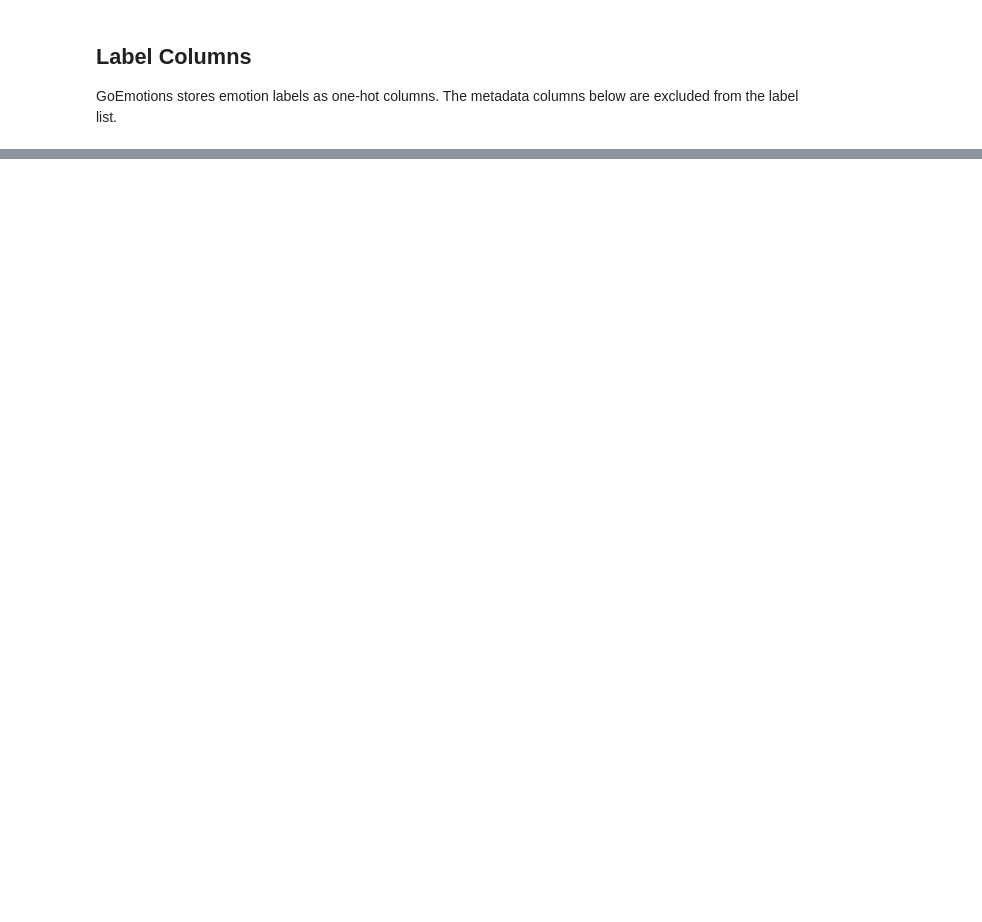
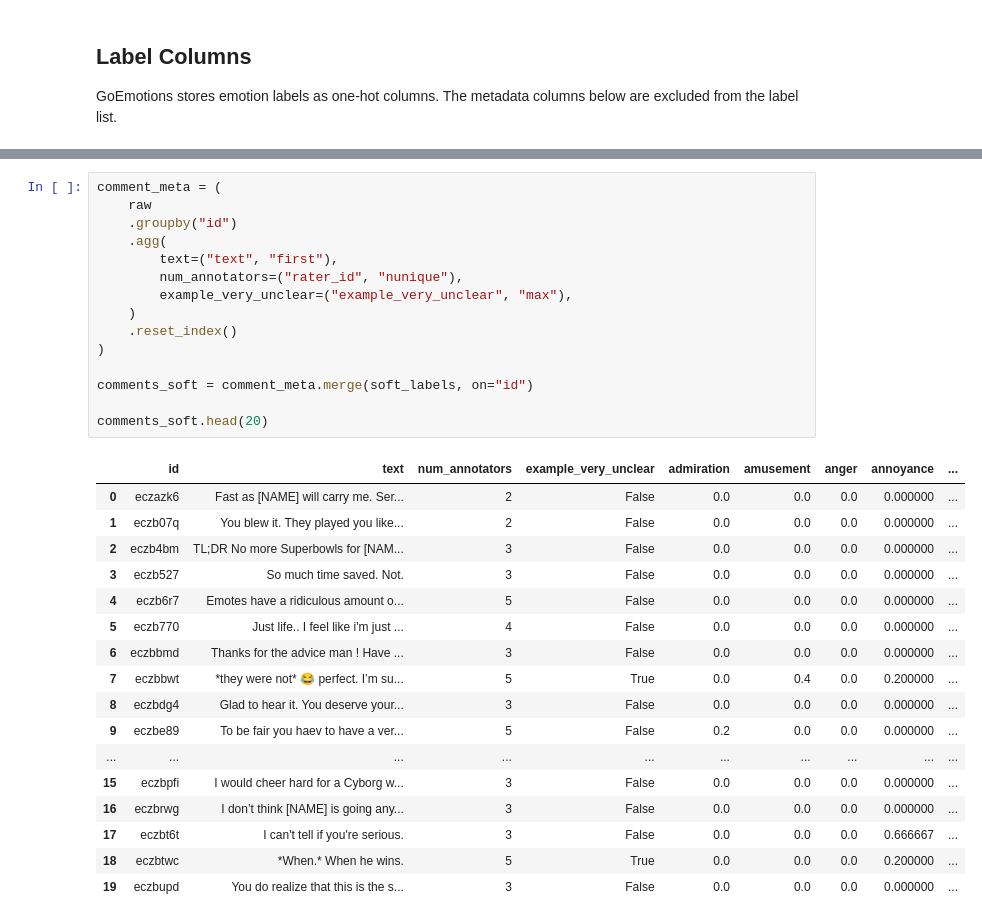
Before and after one commit to amymapsmith/go-emotions-explore, a Jupyter notebook: notebooks/go_emotions_explore.ipynb, the cells around one changed output, grey strips where cells are left out. Drawn from its saved outputs; the diff is of its cells as text; blank space fills up the shorter version.

```diff
--- a/notebooks/go_emotions_explore.ipynb
+++ b/notebooks/go_emotions_explore.ipynb
@@ -149,0 +478,33 @@ raw.merge(agreement, on="id").sort_values("percentage_agreement").head(20)[
+# %%
+comment_meta = (
+    raw
+    .groupby("id")
+    .agg(
+        text=("text", "first"),
+        num_annotators=("rater_id", "nunique"),
+        example_very_unclear=("example_very_unclear", "max"),
+    )
+    .reset_index()
+)
+
+comments_soft = comment_meta.merge(soft_labels, on="id")
+
+comments_soft.head(20)
+# %% [output]
+|  | id | text | num_annotators | example_very_unclear | admiration | amusement | anger | annoyance | ... |
+| 0 | eczazk6 | Fast as [NAME] will carry me. Ser... | 2 | False | 0.0 | 0.0 | 0.0 | 0.000000 | ... |
+| 1 | eczb07q | You blew it. They played you like... | 2 | False | 0.0 | 0.0 | 0.0 | 0.000000 | ... |
+| 2 | eczb4bm | TL;DR No more Superbowls for [NAM... | 3 | False | 0.0 | 0.0 | 0.0 | 0.000000 | ... |
+| 3 | eczb527 | So much time saved. Not. | 3 | False | 0.0 | 0.0 | 0.0 | 0.000000 | ... |
+| 4 | eczb6r7 | Emotes have a ridiculous amount o... | 5 | False | 0.0 | 0.0 | 0.0 | 0.000000 | ... |
+| 5 | eczb770 | Just life.. I feel like i'm just ... | 4 | False | 0.0 | 0.0 | 0.0 | 0.000000 | ... |
+| 6 | eczbbmd | Thanks for the advice man ! Have ... | 3 | False | 0.0 | 0.0 | 0.0 | 0.000000 | ... |
+| 7 | eczbbwt | *they were not* 😂 perfect. I’m su... | 5 | True | 0.0 | 0.4 | 0.0 | 0.200000 | ... |
+| 8 | eczbdg4 | Glad to hear it. You deserve your... | 3 | False | 0.0 | 0.0 | 0.0 | 0.000000 | ... |
+| 9 | eczbe89 | To be fair you haev to have a ver... | 5 | False | 0.2 | 0.0 | 0.0 | 0.000000 | ... |
+| ... | ... | ... | ... | ... | ... | ... | ... | ... | ... |
+| 15 | eczbpfi | I would cheer hard for a Cyborg w... | 3 | False | 0.0 | 0.0 | 0.0 | 0.000000 | ... |
+| 16 | eczbrwg | I don’t think [NAME] is going any... | 3 | False | 0.0 | 0.0 | 0.0 | 0.000000 | ... |
+| 17 | eczbt6t | I can't tell if you're serious. | 3 | False | 0.0 | 0.0 | 0.0 | 0.666667 | ... |
+| 18 | eczbtwc | *When.* When he wins. | 5 | True | 0.0 | 0.0 | 0.0 | 0.200000 | ... |
+| 19 | eczbupd | You do realize that this is the s... | 3 | False | 0.0 | 0.0 | 0.0 | 0.000000 | ... |
```
Also changed, not shown: parts of 40 cells of this notebook.
